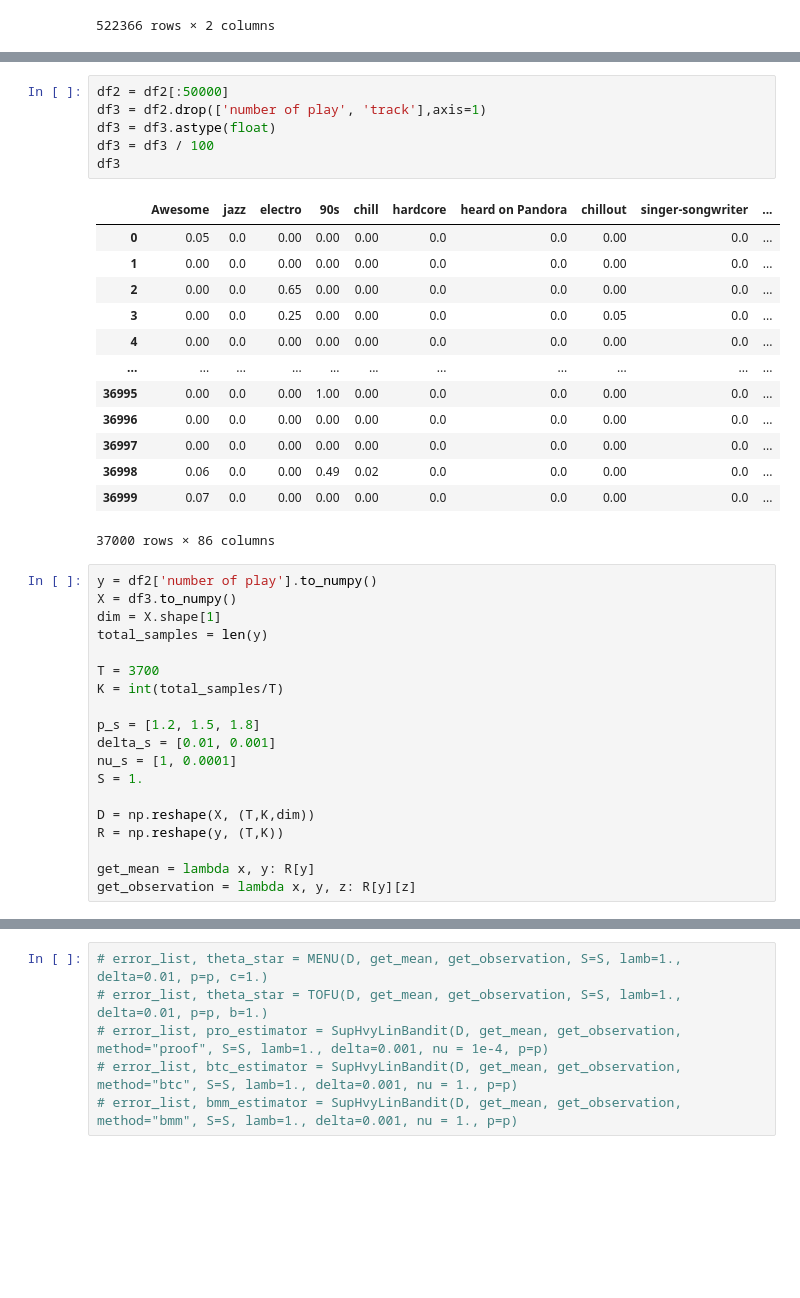
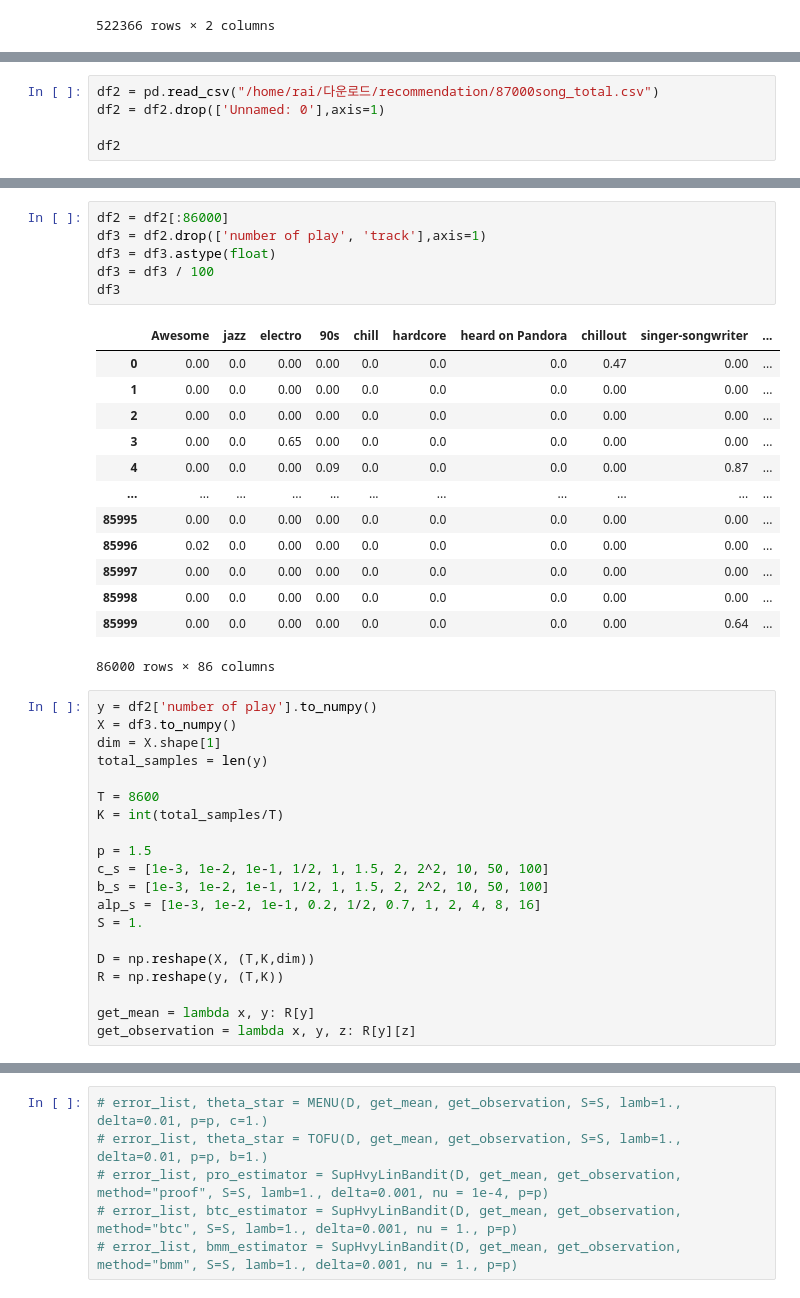
Before and after one commit to Sharp90/recommendation, a Jupyter notebook: millonsong_heavytailed.ipynb, the cells around one changed output, grey strips where cells are left out. Drawn from its saved outputs; the diff is of its cells as text; blank space fills up the shorter version.

```diff
--- a/millonsong_heavytailed.ipynb
+++ b/millonsong_heavytailed.ipynb
@@ -144,0 +275,5 @@ zero rate :4.911484546876015
+# %%
+df2 = pd.read_csv("/home/rai/다운로드/recommendation/87000song_total.csv")
+df2 = df2.drop(['Unnamed: 0'],axis=1)
+
+df2
@@ -145,35 +294,36 @@ zero rate :4.911484546876015
 # %%
-df2 = df2[:50000]
+df2 = df2[:86000]
 df3 = df2.drop(['number of play', 'track'],axis=1)
 df3 = df3.astype(float)
 df3 = df3 / 100
 df3
 # %% [output]
 |  | Awesome | jazz | electro | 90s | chill | hardcore | heard on Pandora | chillout | singer-songwriter | ... |
-| 0 | 0.05 | 0.0 | 0.00 | 0.00 | 0.00 | 0.0 | 0.0 | 0.00 | 0.0 | ... |
-| 1 | 0.00 | 0.0 | 0.00 | 0.00 | 0.00 | 0.0 | 0.0 | 0.00 | 0.0 | ... |
-| 2 | 0.00 | 0.0 | 0.65 | 0.00 | 0.00 | 0.0 | 0.0 | 0.00 | 0.0 | ... |
-| 3 | 0.00 | 0.0 | 0.25 | 0.00 | 0.00 | 0.0 | 0.0 | 0.05 | 0.0 | ... |
-| 4 | 0.00 | 0.0 | 0.00 | 0.00 | 0.00 | 0.0 | 0.0 | 0.00 | 0.0 | ... |
+| 0 | 0.00 | 0.0 | 0.00 | 0.00 | 0.0 | 0.0 | 0.0 | 0.47 | 0.00 | ... |
+| 1 | 0.00 | 0.0 | 0.00 | 0.00 | 0.0 | 0.0 | 0.0 | 0.00 | 0.00 | ... |
+| 2 | 0.00 | 0.0 | 0.00 | 0.00 | 0.0 | 0.0 | 0.0 | 0.00 | 0.00 | ... |
+| 3 | 0.00 | 0.0 | 0.65 | 0.00 | 0.0 | 0.0 | 0.0 | 0.00 | 0.00 | ... |
+| 4 | 0.00 | 0.0 | 0.00 | 0.09 | 0.0 | 0.0 | 0.0 | 0.00 | 0.87 | ... |
 | ... | ... | ... | ... | ... | ... | ... | ... | ... | ... | ... |
-| 36995 | 0.00 | 0.0 | 0.00 | 1.00 | 0.00 | 0.0 | 0.0 | 0.00 | 0.0 | ... |
-| 36996 | 0.00 | 0.0 | 0.00 | 0.00 | 0.00 | 0.0 | 0.0 | 0.00 | 0.0 | ... |
-| 36997 | 0.00 | 0.0 | 0.00 | 0.00 | 0.00 | 0.0 | 0.0 | 0.00 | 0.0 | ... |
-| 36998 | 0.06 | 0.0 | 0.00 | 0.49 | 0.02 | 0.0 | 0.0 | 0.00 | 0.0 | ... |
-| 36999 | 0.07 | 0.0 | 0.00 | 0.00 | 0.00 | 0.0 | 0.0 | 0.00 | 0.0 | ... |
+| 85995 | 0.00 | 0.0 | 0.00 | 0.00 | 0.0 | 0.0 | 0.0 | 0.00 | 0.00 | ... |
+| 85996 | 0.02 | 0.0 | 0.00 | 0.00 | 0.0 | 0.0 | 0.0 | 0.00 | 0.00 | ... |
+| 85997 | 0.00 | 0.0 | 0.00 | 0.00 | 0.0 | 0.0 | 0.0 | 0.00 | 0.00 | ... |
+| 85998 | 0.00 | 0.0 | 0.00 | 0.00 | 0.0 | 0.0 | 0.0 | 0.00 | 0.00 | ... |
+| 85999 | 0.00 | 0.0 | 0.00 | 0.00 | 0.0 | 0.0 | 0.0 | 0.00 | 0.64 | ... |
-37000 rows × 86 columns
+86000 rows × 86 columns
 # %%
 y = df2['number of play'].to_numpy()
 X = df3.to_numpy()
 dim = X.shape[1]
 total_samples = len(y)
 
-T = 3700
+T = 8600
 K = int(total_samples/T)
 
-p_s = [1.2, 1.5, 1.8]
-delta_s = [0.01, 0.001]
-nu_s = [1, 0.0001]
+p = 1.5
+c_s = [1e-3, 1e-2, 1e-1, 1/2, 1, 1.5, 2, 2^2, 10, 50, 100]
+b_s = [1e-3, 1e-2, 1e-1, 1/2, 1, 1.5, 2, 2^2, 10, 50, 100]
+alp_s = [1e-3, 1e-2, 1e-1, 0.2, 1/2, 0.7, 1, 2, 4, 8, 16]
 S = 1.
 
 D = np.reshape(X, (T,K,dim))
```
Also changed, not shown: parts of 13 cells of this notebook, 6 other files.
